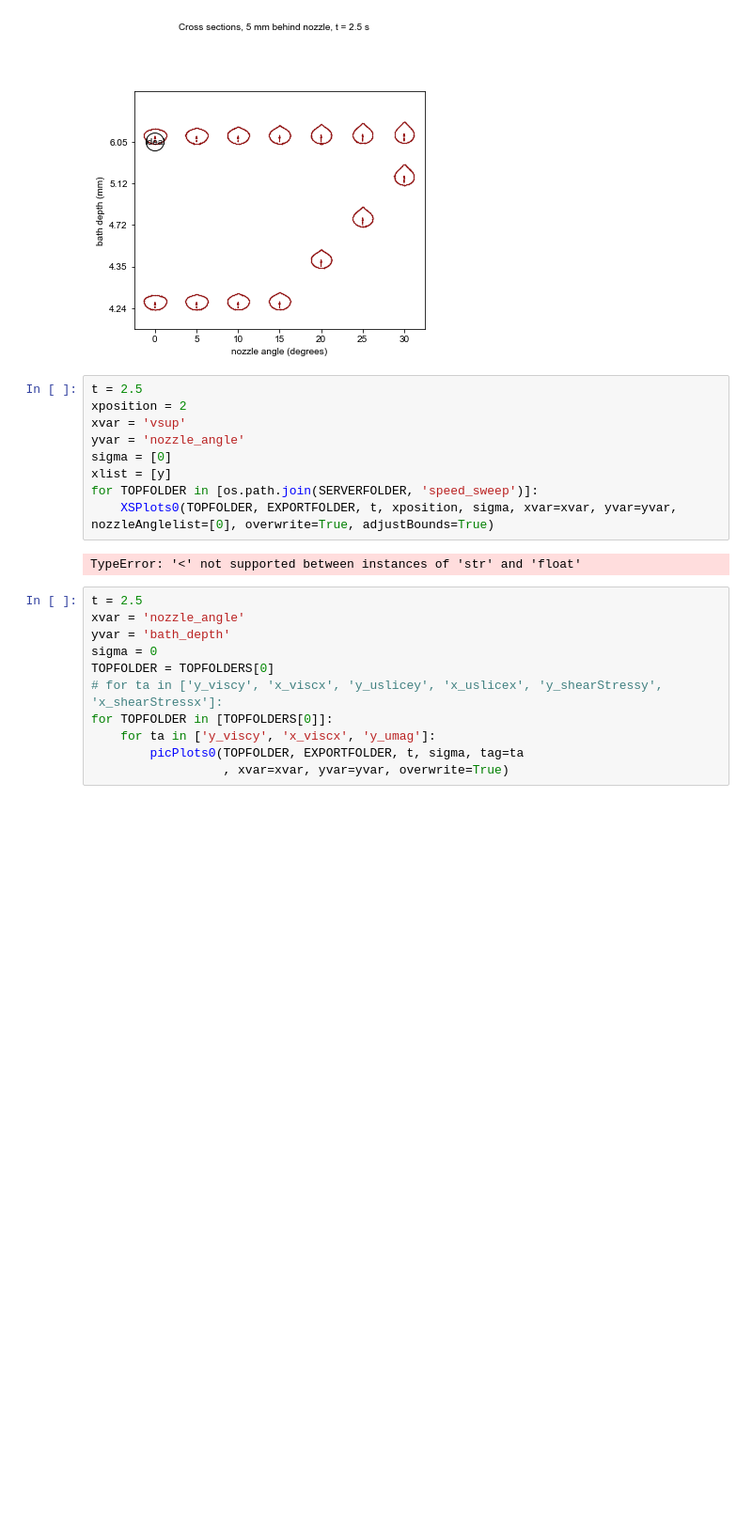
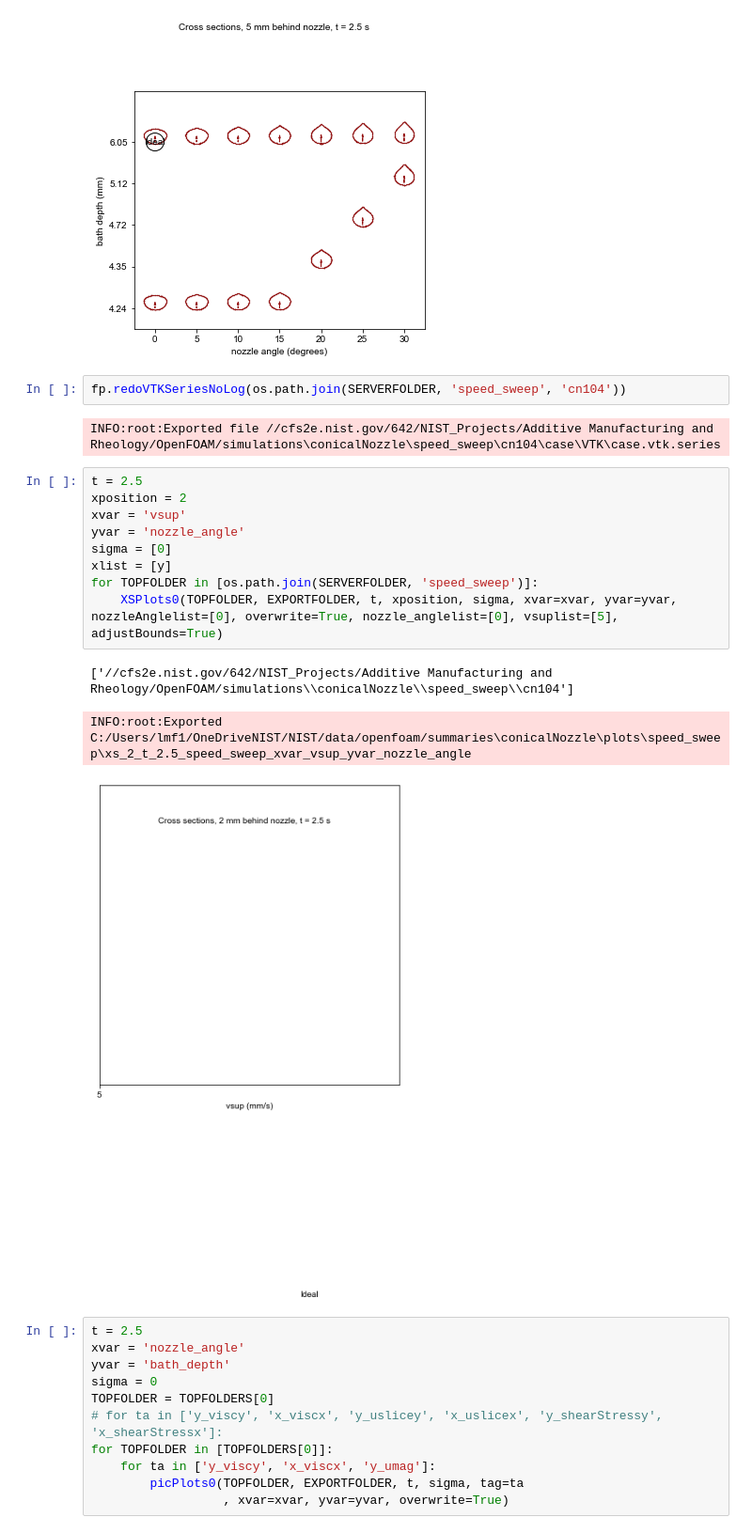
Before and after one commit to usnistgov/openfoamEmbedded3DP, a Jupyter notebook: pythonscripts/interfacemetrics_conicalNozzle.ipynb, the cells around one changed output. Shown: that part at 94% size. Saved outputs shown, nothing was run; the diff lists cells and outputs as text; blank space fills up the shorter version.

Commit message:
fixed vtk series updating

```diff
--- a/pythonscripts/interfacemetrics_conicalNozzle.ipynb
+++ b/pythonscripts/interfacemetrics_conicalNozzle.ipynb
@@ -112,17 +112,23 @@ for TOPFOLDER in [TOPFOLDERS[0]]:
 # %% [output]
 INFO:root:Exported C:/Users/lmf1/OneDriveNIST/NIST/data/openfoam/summaries\conicalNozzle\plots\orig\xs_5_t_2.5_orig_xvar_nozzle_angle_yvar_bath_depth
 [figure]
+# %%
+fp.redoVTKSeriesNoLog(os.path.join(SERVERFOLDER, 'speed_sweep', 'cn104'))
+# %% [output]
+INFO:root:Exported file //cfs2e.nist.gov/642/NIST_Projects/Additive Manufacturing and Rheology/OpenFOAM/simulations\conicalNozzle\speed_sweep\cn104\case\VTK\case.vtk.series
 # %%
 t = 2.5
 xposition = 2
 xvar = 'vsup'
 yvar = 'nozzle_angle'
 sigma = [0]
 xlist = [y]
 for TOPFOLDER in [os.path.join(SERVERFOLDER, 'speed_sweep')]:
-    XSPlots0(TOPFOLDER, EXPORTFOLDER, t, xposition, sigma, xvar=xvar, yvar=yvar, nozzleAnglelist=[0], overwrite=True, adjustBounds=True)
+    XSPlots0(TOPFOLDER, EXPORTFOLDER, t, xposition, sigma, xvar=xvar, yvar=yvar, nozzleAnglelist=[0], overwrite=True, nozzle_anglelist=[0], vsuplist=[5], adjustBounds=True)
 # %% [output]
-TypeError: '<' not supported between instances of 'str' and 'float'
+['//cfs2e.nist.gov/642/NIST_Projects/Additive Manufacturing and Rheology/OpenFOAM/simulations\\conicalNozzle\\speed_sweep\\cn104']
+INFO:root:Exported C:/Users/lmf1/OneDriveNIST/NIST/data/openfoam/summaries\conicalNozzle\plots\speed_sweep\xs_2_t_2.5_speed_sweep_xvar_vsup_yvar_nozzle_angle
+[figure, added]
 # %%
 t = 2.5
 xvar = 'nozzle_angle'
```
Also changed, not shown: 3 other files.
